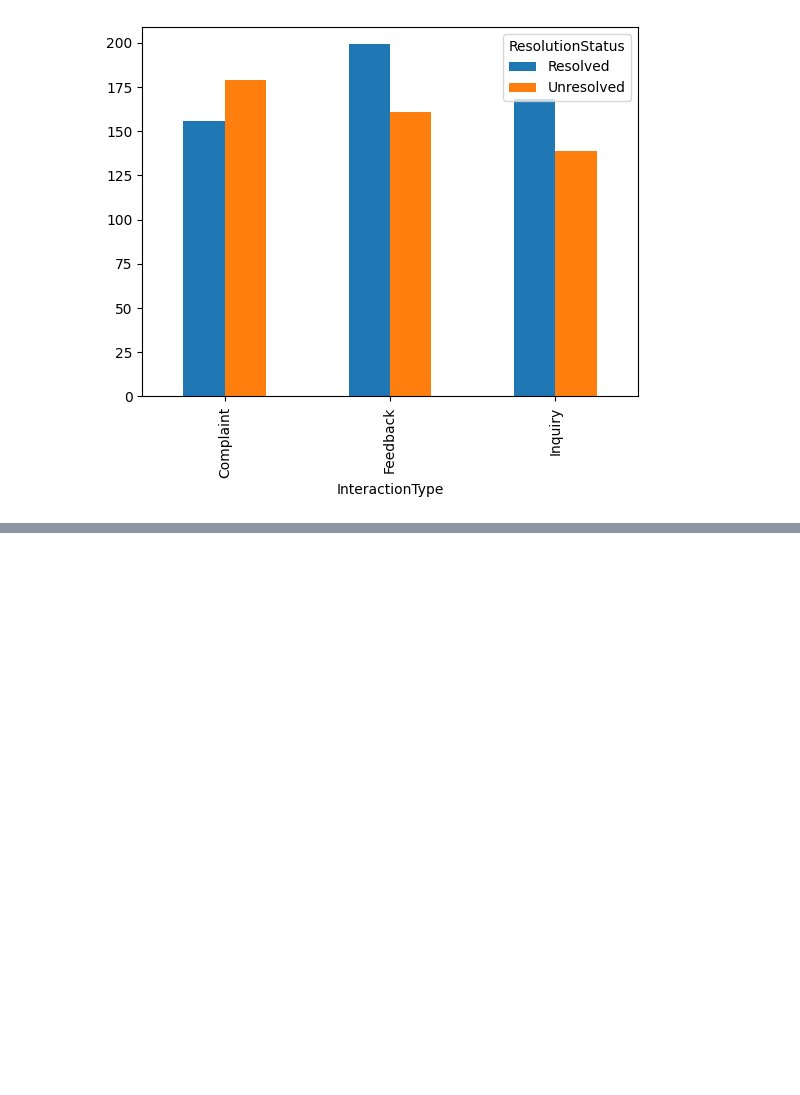
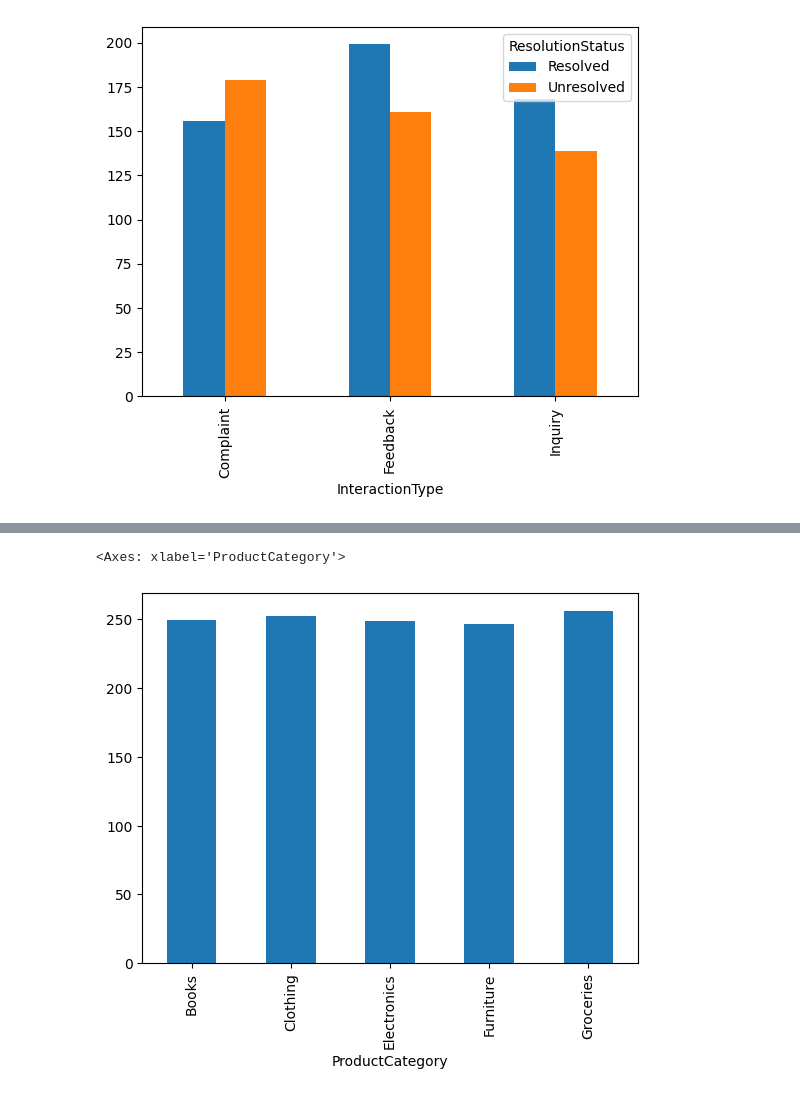
Before and after one commit to Bigjay101/ChurnPrediction, a Jupyter notebook: churn.ipynb, the cells around one changed output, grey strips where cells are left out. Cells and saved outputs as stored; diff of their text form; code cells hidden in the pictures; blank space fills up the shorter version.

```diff
--- a/churn.ipynb
+++ b/churn.ipynb
@@ -138,0 +172,5 @@ ct.plot(kind='bar')
+# %%
+Transactions.groupby('ProductCategory')['AmountSpent'].mean().plot(kind='bar')
+# %% [output]
+<Axes: xlabel='ProductCategory'>
+[figure, added]
```
Also changed, not shown: parts of 16 cells of this notebook.
